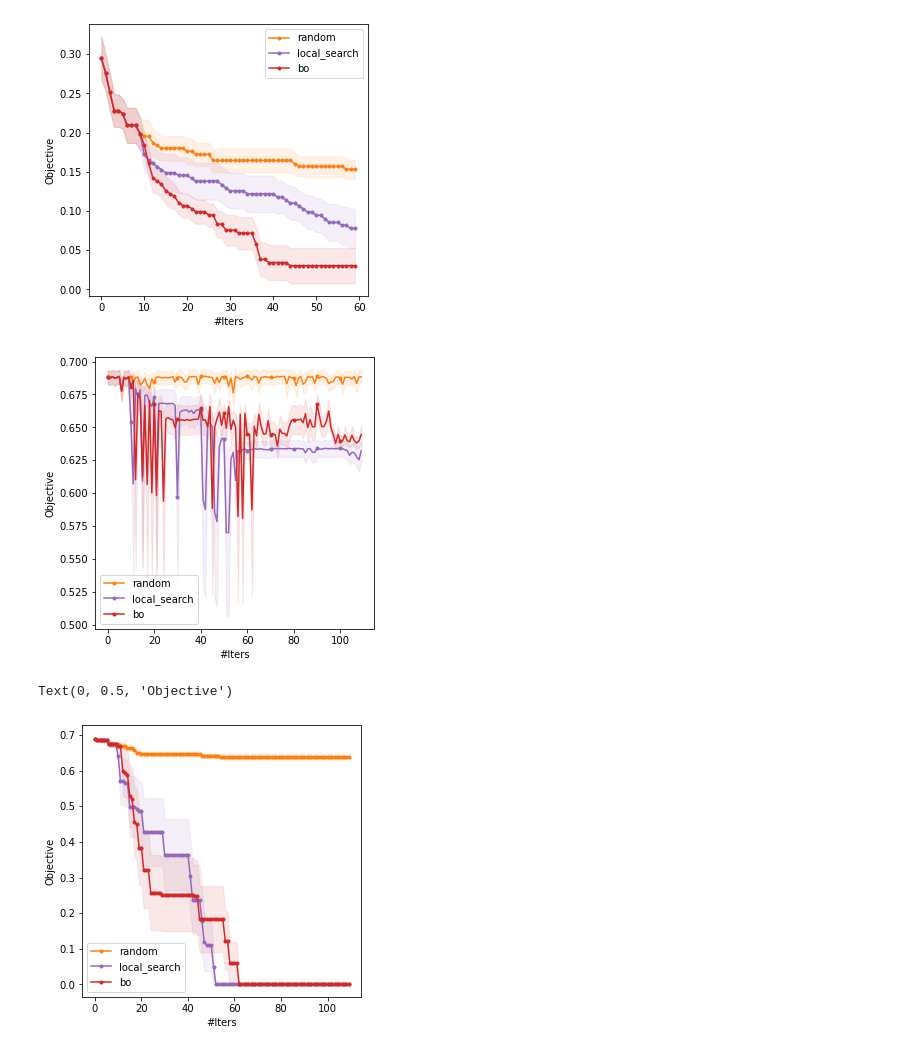
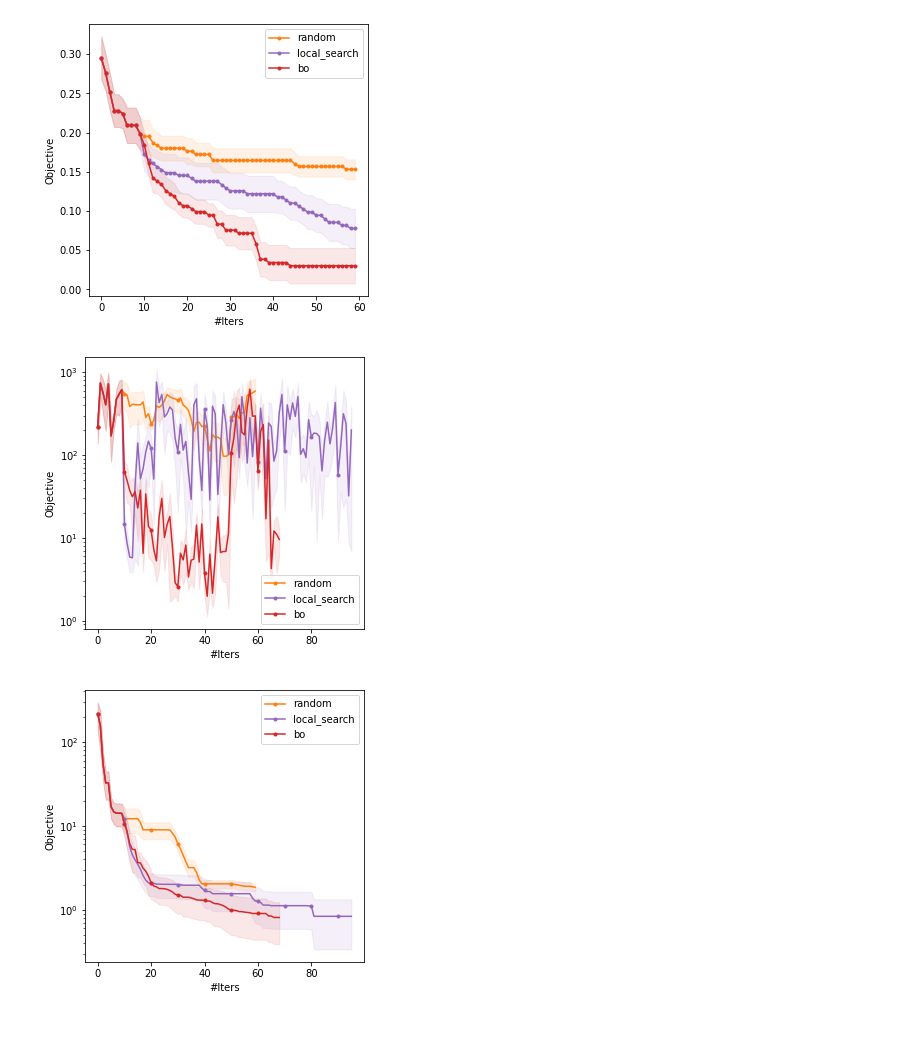
Before and after one commit to xingchenwan/bo-on-graph, a Jupyter notebook: notebooks/analyze_result.ipynb, the cells around one changed output. Saved outputs shown, nothing was run; the diff lists cells and outputs as text; code cells hidden in the pictures.

```diff
--- a/notebooks/analyze_result.ipynb
+++ b/notebooks/analyze_result.ipynb
@@ -11,8 +11,9 @@ import torch
 import pandas as pd
 # %%
 
-def plot_result(path: str, label: str, plot_kwargs: dict = None, median=False, cumulative=False):
-    plot_kwargs = plot_kwargs or {}
+from copy import deepcopy
+def plot_result(path: str, label: str, plot_kwargs: dict = None, median=False, cumulative=False, regret=True):
+    plot_kwargs = deepcopy(plot_kwargs) or {}
     data_path_seeds = [f for f in os.listdir(path) if ".pt" in f]
     data_over_seeds = []
     for i, df in enumerate(data_path_seeds):
@@ -20,7 +21,7 @@ def plot_result(path: str, label: str, plot_kwargs: dict = None, median=False, c
         with open(data_path, "rb") as fp:
             data = torch.load(data_path, map_location="cpu")
             minimize = False
-        if "regret" in data.keys():
+        if "regret" in data.keys() and regret:
             y = -data["regret"].numpy().flatten()   # to maximize negative regret
             minimize = True
         else:
@@ -62,0 +158,27 @@ def plot_result(path: str, label: str, plot_kwargs: dict = None, median=False, c
+# %%
+data_keys = {
+    "random": {"path": "logs/diffusion2/random", "plot_kwargs": {"color": "C1", "markevery": 10}},
+    "local_search":  {"path": "logs/diffusion2/local_search", "plot_kwargs": {"color": "C4", "markevery": 10}},
+    "bo":{"path": "logs/diffusion2/ei_ego_network_1", "plot_kwargs": {"color": "C3", "markevery": 10}},
+    # "bo_global":{"path": "logs/synthetic/ei", "plot_kwargs": {"color": "C5", "markevery": 10}},
+}
+plt.figure(figsize=[5, 5])
+for label, key in data_keys.items():
+    y = plot_result(key["path"], label, key["plot_kwargs"], median=False, cumulative=False)
+plt.legend()
+plt.xlabel("#Iters")
+plt.ylabel("Objective")
+# plt.yscale("log")
+plt.show()
+
+plt.figure(figsize=[5, 5])
+for label, key in data_keys.items():
+    y = plot_result(key["path"], label, key["plot_kwargs"], median=False, cumulative=True)
+plt.legend()
+plt.xlabel("#Iters")
+plt.ylabel("Objective")
+plt.yscale("log")
+plt.ylim([1e-3, None])
+plt.title("Diffusion (BA m=2)")
+plt.xlim([0, 100])
+plt.grid()
@@ -89,28 +214,28 @@ Text(0, 0.5, 'Objective')
 [figure]
 # %%
 data_keys = {
-    "random": {"path": "logs/eigenvector_centrality_ba//random", "plot_kwargs": {"color": "C1", "markevery": 10}},
-    "local_search":  {"path": "logs/eigenvector_centrality_ba//local_search", "plot_kwargs": {"color": "C4", "markevery": 10}},
-    "bo":{"path": "logs/eigenvector_centrality_ba//ei_ego_network_1", "plot_kwargs": {"color": "C3", "markevery": 10}},
+    "random": {"path": "logs/test_function//random", "plot_kwargs": {"color": "C1", "markevery": 10}},
+    "local_search":  {"path": "logs/test_function//local_search", "plot_kwargs": {"color": "C4", "markevery": 10}},
+    "bo":{"path": "logs/test_function//ei_ego_network_1", "plot_kwargs": {"color": "C3", "markevery": 10}},
     # "bo_global":{"path": "logs/synthetic/ei", "plot_kwargs": {"color": "C5", "markevery": 10}},
 }
 plt.figure(figsize=[5, 5])
 for label, key in data_keys.items():
     y = plot_result(key["path"], label, key["plot_kwargs"], median=False, cumulative=False)
 plt.legend()
 plt.xlabel("#Iters")
 plt.ylabel("Objective")
-# plt.yscale("log")
+plt.yscale("log")
 plt.show()
 
 plt.figure(figsize=[5, 5])
 for label, key in data_keys.items():
     y = plot_result(key["path"], label, key["plot_kwargs"], median=False, cumulative=True)
 plt.legend()
 plt.xlabel("#Iters")
 plt.ylabel("Objective")
-# plt.yscale("log")
+plt.yscale("log")
+# plt.ylim([1e-4, None])
 # %% [output]
-[figure, old version]
+[figure, new version]
-Text(0, 0.5, 'Objective')
-[figure, old version]
+[figure, new version]
```
Also changed, not shown: parts of 8 cells of this notebook, 10 other files.
